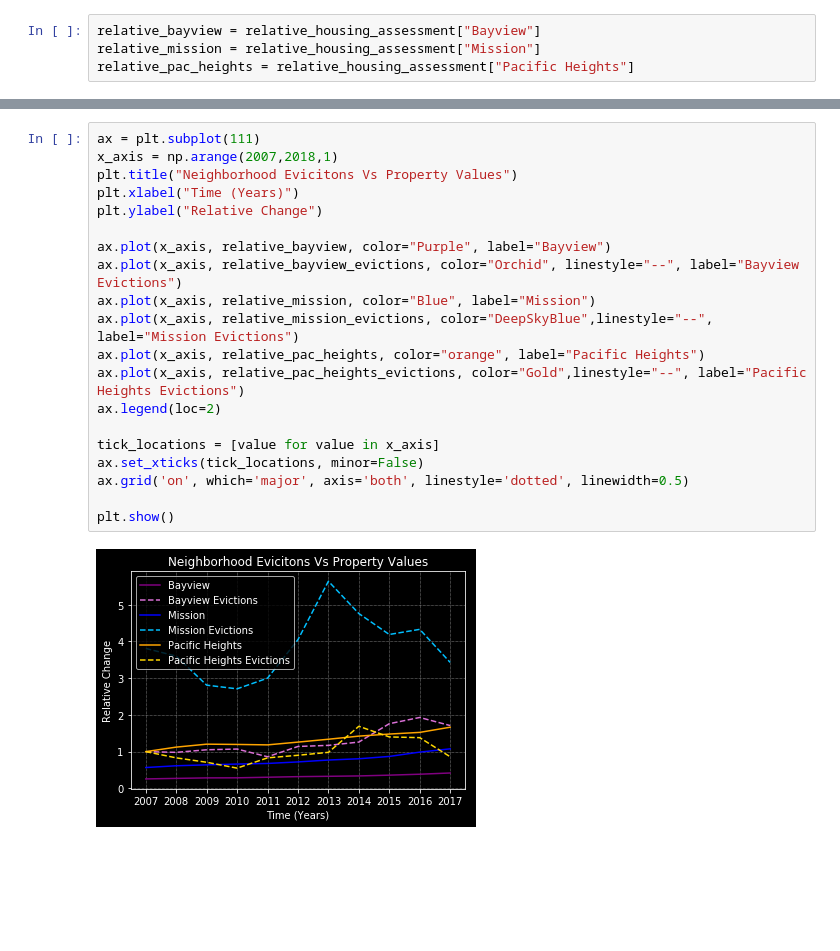
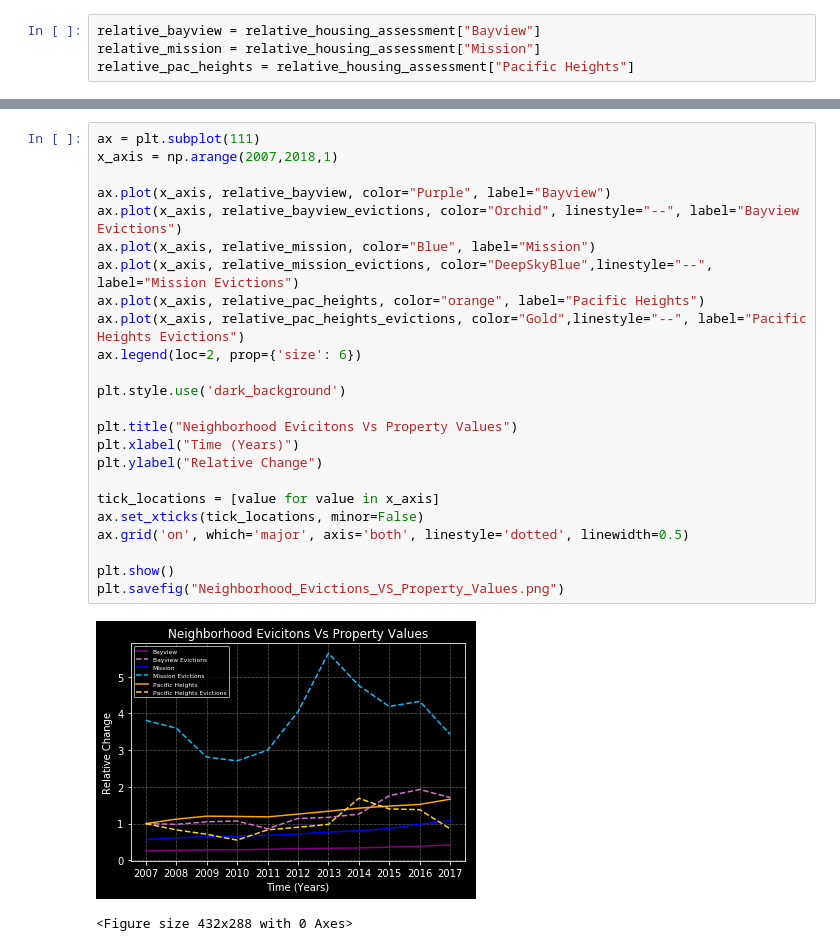
Before and after one commit to alexwdavis/Team_Project_AACJ, a Jupyter notebook: Evictions VS Housing.ipynb, the cells around one changed output, grey strips where cells are left out. Drawn from its saved outputs; the diff is of its cells as text; blank space fills up the shorter version.

Commit message:
updated charts

```diff
--- a/Evictions VS Housing.ipynb
+++ b/Evictions VS Housing.ipynb
@@ -204,22 +221,27 @@ plt.show()
 # %%
 ax = plt.subplot(111)
 x_axis = np.arange(2007,2018,1)
-plt.title("Neighborhood Evicitons Vs Property Values")
-plt.xlabel("Time (Years)")
-plt.ylabel("Relative Change")
 
 ax.plot(x_axis, relative_bayview, color="Purple", label="Bayview")
 ax.plot(x_axis, relative_bayview_evictions, color="Orchid", linestyle="--", label="Bayview Evictions")
 ax.plot(x_axis, relative_mission, color="Blue", label="Mission")
 ax.plot(x_axis, relative_mission_evictions, color="DeepSkyBlue",linestyle="--", label="Mission Evictions")
 ax.plot(x_axis, relative_pac_heights, color="orange", label="Pacific Heights")
 ax.plot(x_axis, relative_pac_heights_evictions, color="Gold",linestyle="--", label="Pacific Heights Evictions")
-ax.legend(loc=2)
+ax.legend(loc=2, prop={'size': 6})
+
+plt.style.use('dark_background')
+
+plt.title("Neighborhood Evicitons Vs Property Values")
+plt.xlabel("Time (Years)")
+plt.ylabel("Relative Change")
 
 tick_locations = [value for value in x_axis]
 ax.set_xticks(tick_locations, minor=False)
 ax.grid('on', which='major', axis='both', linestyle='dotted', linewidth=0.5)
 
 plt.show()
+plt.savefig("Neighborhood_Evictions_VS_Property_Values.png")
 # %% [output]
-[figure, old version]
+[figure, new version]
+<Figure size 432x288 with 0 Axes>
```
Also changed, not shown: parts of 6 cells of this notebook.
